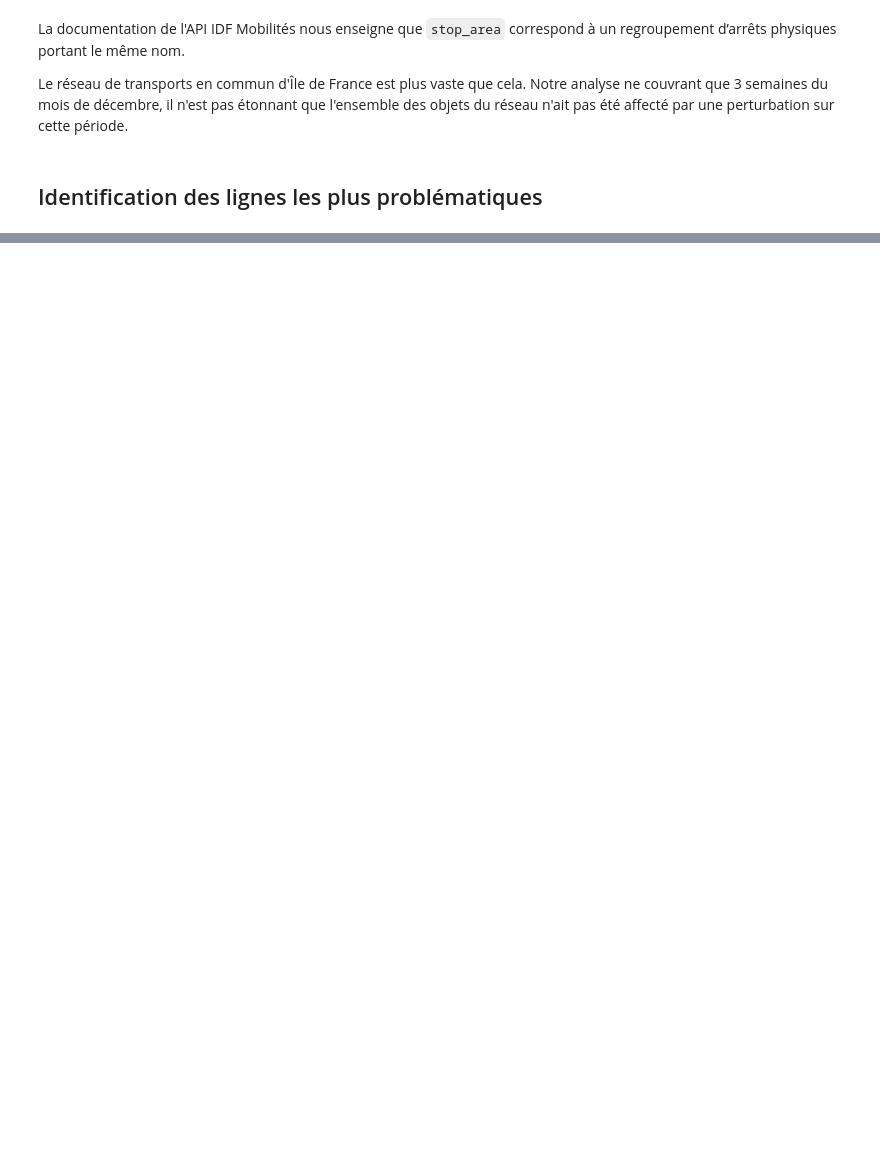
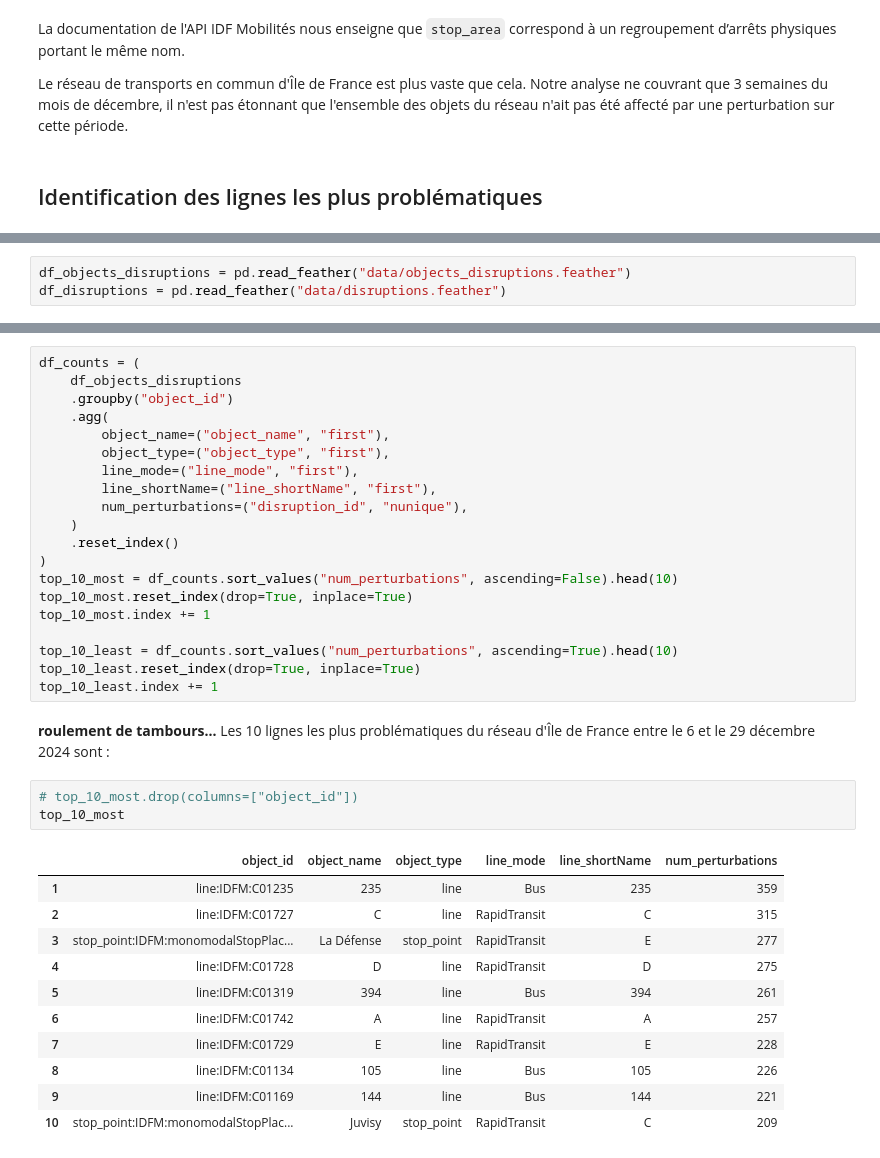
Before and after one commit to L-a-r-t/projet-python-datascience-2A, a Jupyter notebook: src/analysis.ipynb, the cells around one changed output, grey strips where cells are left out. Saved outputs shown, nothing was run; the diff lists cells and outputs as text; blank space fills up the shorter version.

```diff
--- a/src/analysis.ipynb
+++ b/src/analysis.ipynb
@@ -392,0 +390,3 @@ On s'attend à priori à ce que les lignes les plus fréquentées (métro, RER..
+# %%
+df_objects_disruptions = pd.read_feather("data/objects_disruptions.feather")
+df_disruptions = pd.read_feather("data/disruptions.feather")
@@ -392,0 +402,37 @@ On s'attend à priori à ce que les lignes les plus fréquentées (métro, RER..
+# %%
+df_counts = (
+    df_objects_disruptions
+    .groupby("object_id")
+    .agg(
+        object_name=("object_name", "first"),
+        object_type=("object_type", "first"),
+        line_mode=("line_mode", "first"),
+        line_shortName=("line_shortName", "first"),
+        num_perturbations=("disruption_id", "nunique"),
+    )
+    .reset_index()
+)
+top_10_most = df_counts.sort_values("num_perturbations", ascending=False).head(10)
+top_10_most.reset_index(drop=True, inplace=True)
+top_10_most.index += 1
+
+top_10_least = df_counts.sort_values("num_perturbations", ascending=True).head(10)
+top_10_least.reset_index(drop=True, inplace=True)
+top_10_least.index += 1
+# %% [markdown]
+**roulement de tambours...** Les 10 lignes les plus problématiques du réseau d'Île de France entre le 6 et le 29 décembre 2024 sont :
+# %%
+# top_10_most.drop(columns=["object_id"])
+top_10_most
+# %% [output]
+|  | object_id | object_name | object_type | line_mode | line_shortName | num_perturbations |
+| 1 | line:IDFM:C01235 | 235 | line | Bus | 235 | 359 |
+| 2 | line:IDFM:C01727 | C | line | RapidTransit | C | 315 |
+| 3 | stop_point:IDFM:monomodalStopPlac... | La Défense | stop_point | RapidTransit | E | 277 |
+| 4 | line:IDFM:C01728 | D | line | RapidTransit | D | 275 |
+| 5 | line:IDFM:C01319 | 394 | line | Bus | 394 | 261 |
+| 6 | line:IDFM:C01742 | A | line | RapidTransit | A | 257 |
+| 7 | line:IDFM:C01729 | E | line | RapidTransit | E | 228 |
+| 8 | line:IDFM:C01134 | 105 | line | Bus | 105 | 226 |
+| 9 | line:IDFM:C01169 | 144 | line | Bus | 144 | 221 |
+| 10 | stop_point:IDFM:monomodalStopPlac... | Juvisy | stop_point | RapidTransit | C | 209 |
```
Also changed, not shown: parts of 26 cells of this notebook, 1 other file.
